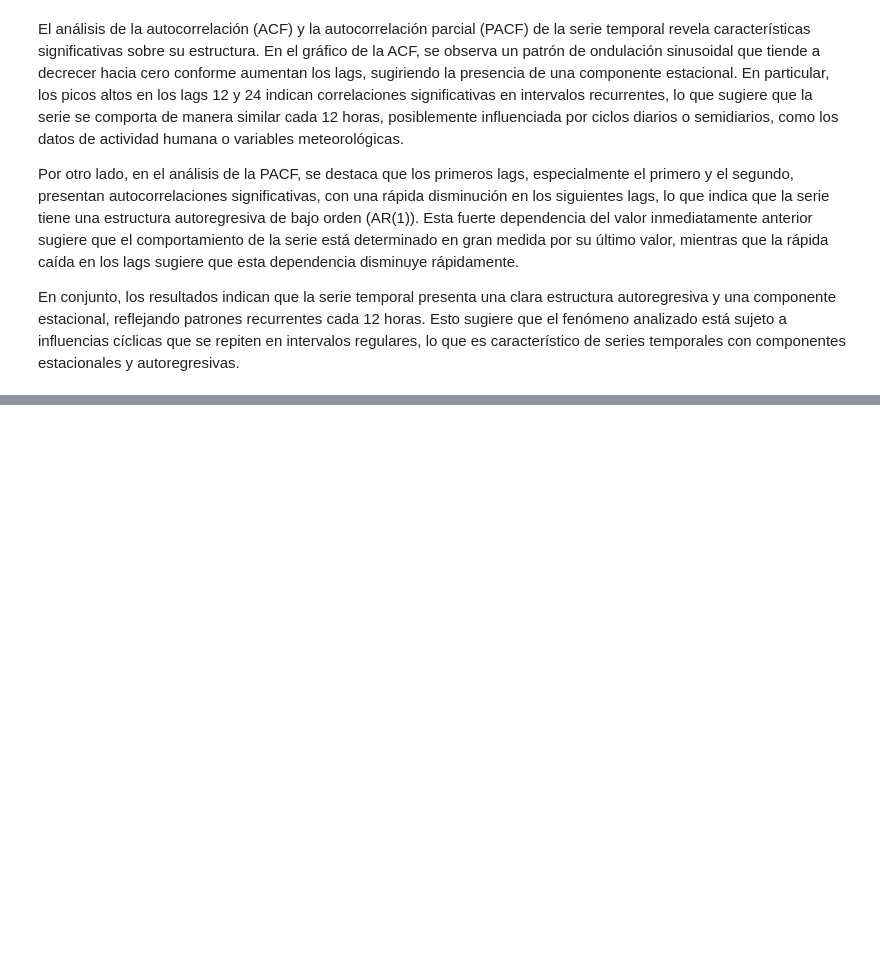
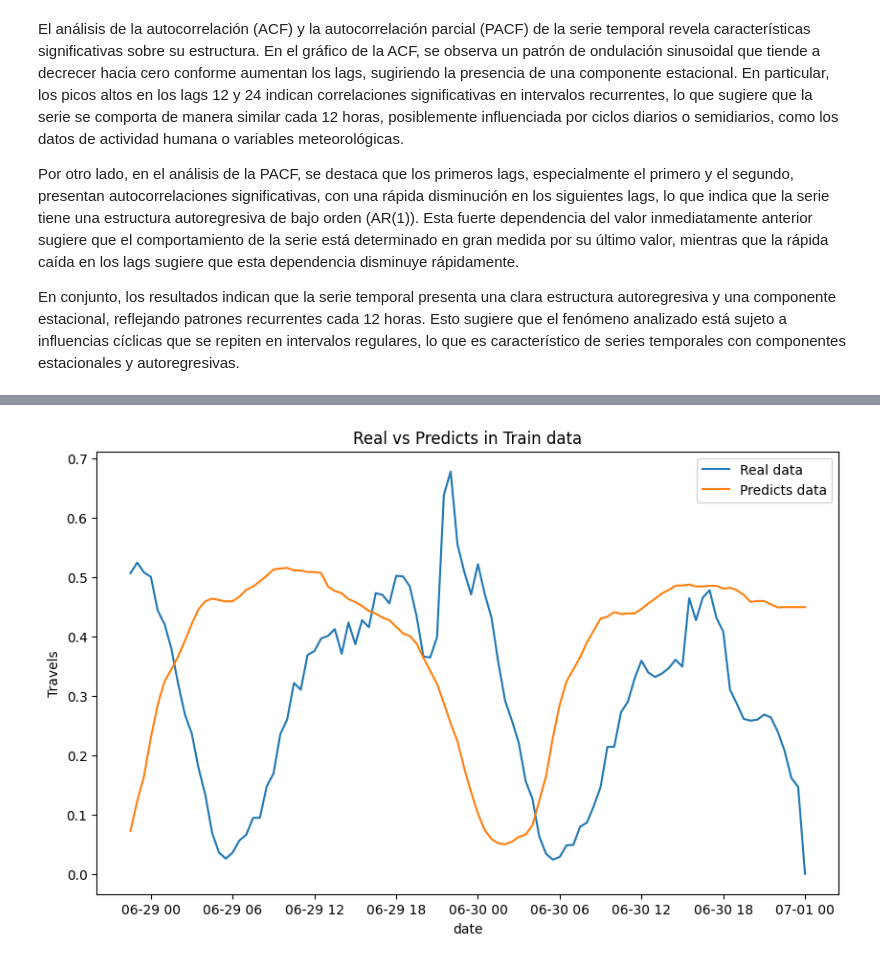
Before and after one commit to Pableren/Cab_Data_Cruise, a Jupyter notebook: Data_Science.ipynb, the cells around one changed output, grey strips where cells are left out. Saved outputs shown, nothing was run; the diff lists cells and outputs as text; code cells hidden in the pictures; blank space fills up the shorter version.

```diff
--- a/Data_Science.ipynb
+++ b/Data_Science.ipynb
@@ -293,0 +320,14 @@ print(mse)
+# %%
+fig, ax = plt.subplots(figsize=(10, 6))
+
+sns.lineplot(data=val_data[-100:], x=val_data.index[-100:], y=val_data.values[-100:], label="Real data", ax=ax)
+sns.lineplot(data=df_pred_val[-100:], x=df_pred_val.index[-100:], y=df_pred_val['travels'][-100:], label="Predicts data", ax=ax)
+
+# Ajustar la visualización
+ax.set_title("Real vs Predicts in Train data")
+ax.set_xlabel("date")
+ax.set_ylabel("Travels")
+plt.legend()
+plt.show()
+# %% [output]
+[figure, added]
```
Also changed, not shown: parts of 21 cells of this notebook.
